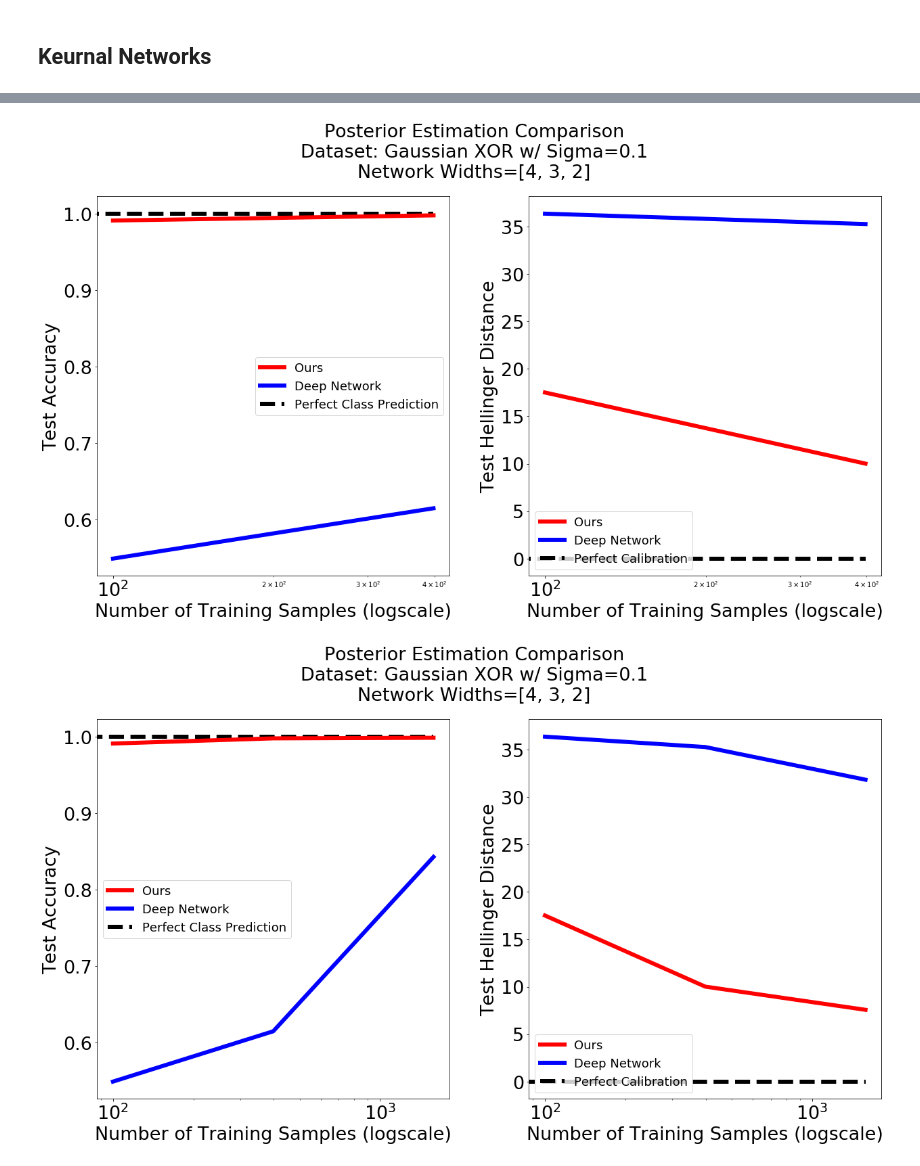
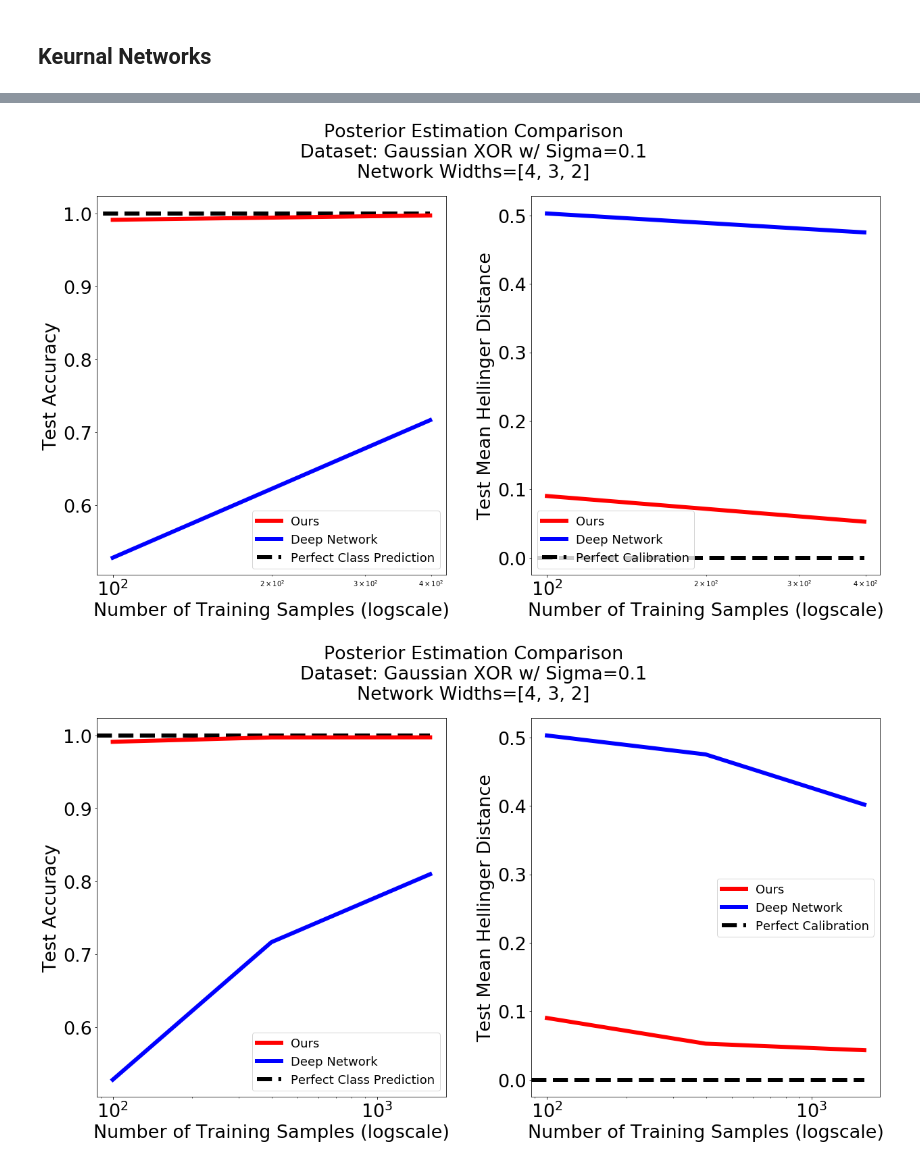
Before and after one commit to neurodata/kdg_will, a Jupyter notebook: notebooks/KDN.ipynb, the cells around one changed output, grey strips where cells are left out. Cells and saved outputs as stored; diff of their text form; code cells hidden in the pictures.

Commit message:
fixed hellinger distance to mean

```diff
--- a/notebooks/KDN.ipynb
+++ b/notebooks/KDN.ipynb
@@ -27,7 +27,7 @@ Using TensorFlow backend.
 # Experiment Parameters
 # %%
 widths = [4, 3, 2]
-num_trials = 100
+num_trials = 50
 # %% [markdown]
 # Data Generation
 # %% [markdown]
@@ -123,7 +123,7 @@ def hellinger_explicit(p, q):
     """Hellinger distance between two discrete distributions.
        Same as original version but without list comprehension
     """
-    return np.sqrt(np.sum((np.sqrt(p) - np.sqrt(q)) ** 2)) / np.sqrt(2)
+    return np.mean(np.sqrt(np.sum((np.sqrt(p) - np.sqrt(q)) ** 2, axis = 1)) / np.sqrt(2))
 # %%
 X, y = generate_gaussian_parity(n = int(1e6))
 X_test, y_test = generate_gaussian_parity(n = 1000)
@@ -146,7 +146,7 @@ def pdf(x):
         + np.exp(-(x - mu12)@inv_cov@(x-mu12).T)
     )/(2*np.pi*np.sqrt(np.linalg.det(cov)))
 
-    return p1/(p0+p1)
+    return [p1/(p0+p1), p0/(p0+p1)]
 
 true_posterior = np.array([pdf(x) for x in tqdm(np.c_[xx.ravel(), yy.ravel()])])
 # %%
@@ -205,8 +205,8 @@ for n in tqdm(n_ra):
         KDE_accs_across_trials.append(np.nanmean(np.argmax(KDE_y_test_proba_across_trials[trial_idx, 0], axis = 1) == y_test))
         network_accs_across_trials.append(np.nanmean(np.argmax(network_y_test_proba_across_trials[trial_idx, 0], axis = 1) == y_test))
 
-        KDE_briers_across_trials.append(hellinger_explicit(KDE_y_test_proba_across_trials[trial_idx, 1][:, 0], true_posterior))
-        network_briers_across_trials.append(hellinger_explicit(network_y_test_proba_across_trials[trial_idx, 1][:, 0], true_posterior))
+        KDE_briers_across_trials.append(hellinger_explicit(KDE_y_test_proba_across_trials[trial_idx, 1], true_posterior))
+        network_briers_across_trials.append(hellinger_explicit(network_y_test_proba_across_trials[trial_idx, 1], true_posterior))
 
     KDE_acc_means.append(clipped_mean(KDE_accs_across_trials))
     network_acc_means.append(clipped_mean(network_accs_across_trials))
@@ -232,7 +232,7 @@ for n in tqdm(n_ra):
     ax[1].hlines(0.0, 0, n_ra[len(KDE_acc_means) - 1], linestyle = "dashed", label = "Perfect Calibration", color = "black")
     ax[1].legend(fontsize = 18)
     ax[1].set_xlabel("Number of Training Samples (logscale)", fontsize = 27)
-    ax[1].set_ylabel("Test Hellinger Distance", fontsize = 27)
+    ax[1].set_ylabel("Test Mean Hellinger Distance", fontsize = 27)
     ax[1].set_xscale("log")
 
     figs.tight_layout()
@@ -245,2 +245,2 @@ for n in tqdm(n_ra):
-[figure, old version]
+[figure, new version]
-[figure, old version]
+[figure, new version]
```
Also changed, not shown: parts of 2 cells of this notebook, 1 other file.
